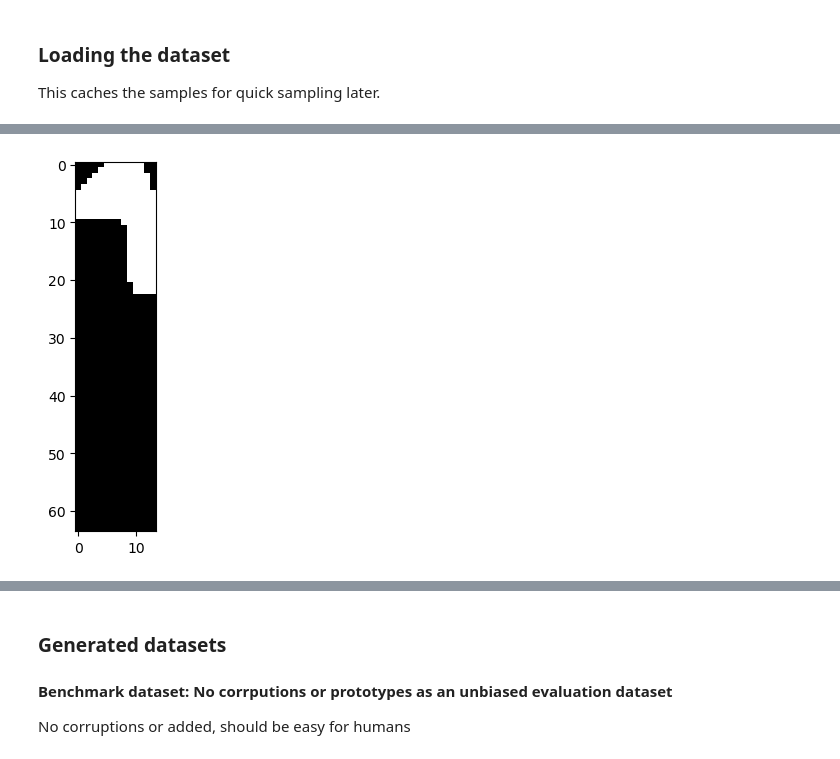
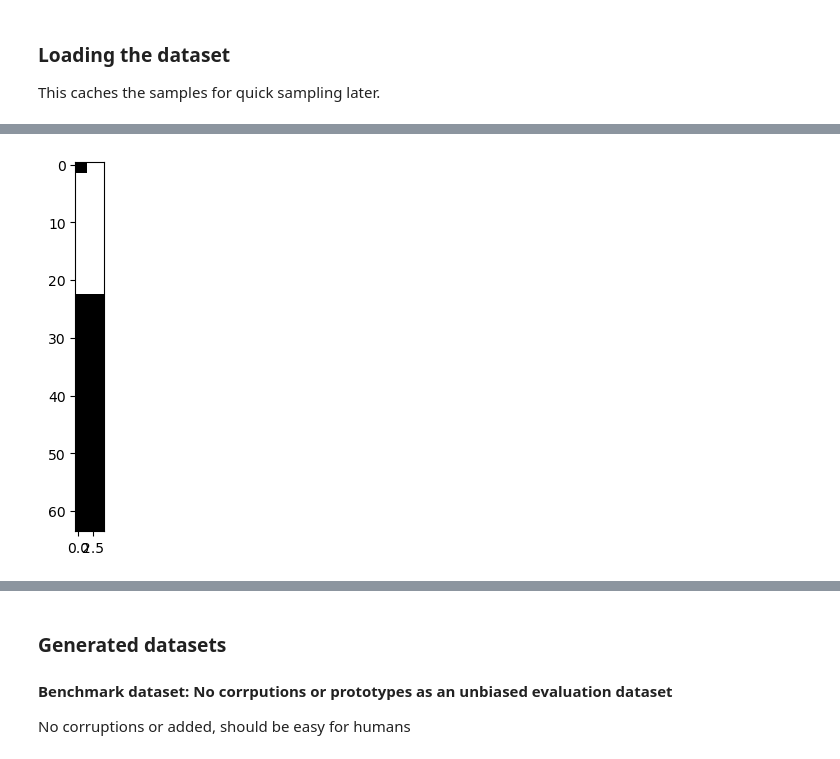
Before and after one commit to mormoassaf/rug-hr, a Jupyter notebook: experiments/dss_generator.ipynb, the cells around one changed output, grey strips where cells are left out. Cells and saved outputs as stored; diff of their text form; code cells hidden in the pictures.

```diff
--- a/experiments/dss_generator.ipynb
+++ b/experiments/dss_generator.ipynb
@@ -127,7 +125,7 @@ FileNotFoundError: [WinError 3] Het systeem kan het opgegeven pad niet vinden: '
 from modules.scripturize.utils.transforms import crop_foreground
 
 
-def sample_char_img(char, font_size=32, p_fake=0.4):
+def sample_char_img(char, font_size=32, p_fake=0.2, rand_width_scaler=0.05):
     img = None
     if np.random.rand() < p_fake:
         img = generate_manuscript_char_img(char, size=(font_size, font_size))
@@ -144,34 +142,35 @@ def sample_char_img(char, font_size=32, p_fake=0.4):
         img = 1 - img
         img = img.astype(np.uint8)
     # random rotation
     max_angle = 1
     angle = np.random.randint(-max_angle, max_angle)
     img = transform.rotate(img, angle)
 
     if char2token[char] in ["Yod"]:
         # char is like an apostrophe, so so we need to pad some white space below it
         h = img.shape[0]
         pad = np.random.randint(int(h * 1.87), int(h*1.95))
         img = np.pad(img, ((0, pad), (0, 0)), mode='constant', constant_values=0)
 
     # scale down image such that height = font_size
     height, width = img.shape
     aspect_ratio = width / height
     new_height = font_size
     new_width = min(int(aspect_ratio * new_height), font_size)
+    new_width *= np.random.uniform(1 - rand_width_scaler, 1 + rand_width_scaler)
     img = transform.resize(img, (new_height, new_width),)
 
     img = np.where(img > 0, 1, 0)
     char_index = list(char2token.keys()).index(char) + 1
     img *= char_index
     return img
 
 char = "י"
 img = sample_char_img(char, font_size=64)
 plt.imshow(img, cmap='gray')
 plt.show()
 # %% [output]
-[figure, old version]
+[figure, new version]
 # %%
 from modules.scripturize import sample_manuscript_from_corpus
 from modules.scripturize.utils.plot import show_labelled_manuscript
```
Also changed, not shown: parts of 5 cells of this notebook, 32 other files.
